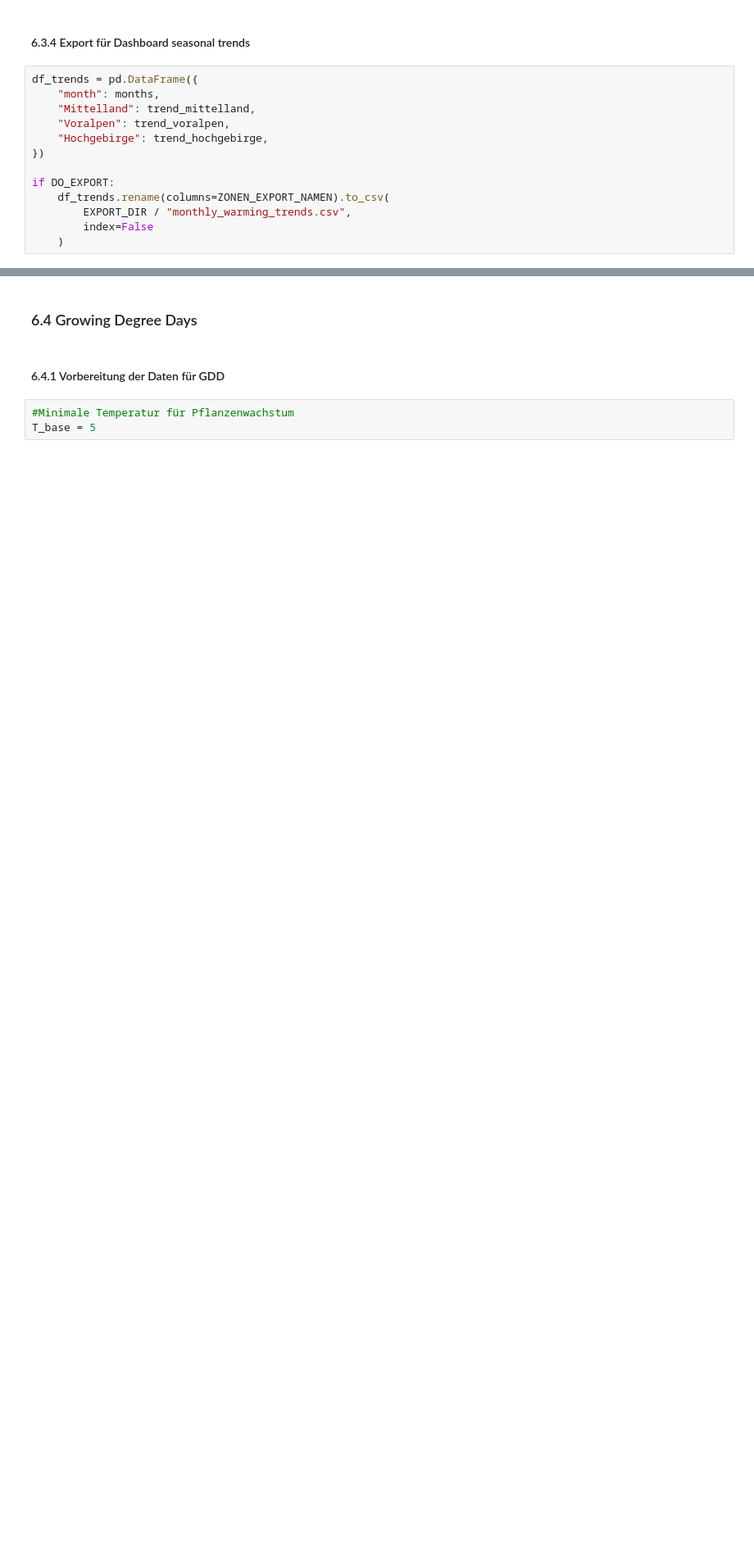
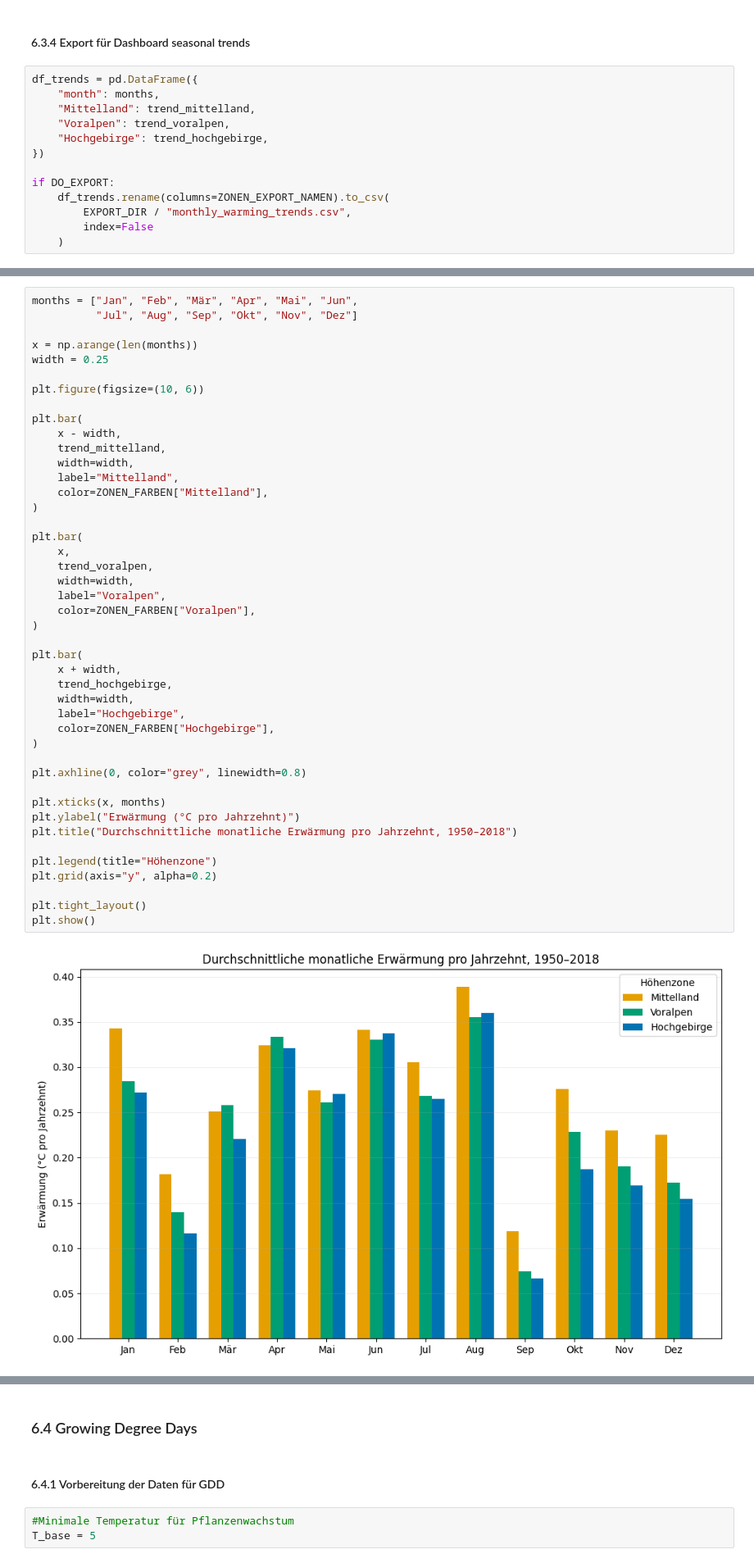
Before and after one commit to DanielaFshr/klimadaten-showcase-origin-sko, a Jupyter notebook: notebooks/02_historical_eobs.ipynb, the cells around one changed output, grey strips where cells are left out. Shown at 82% size. Saved outputs shown, nothing was run; the diff lists cells and outputs as text; blank space fills up the shorter version.

```diff
--- a/notebooks/02_historical_eobs.ipynb
+++ b/notebooks/02_historical_eobs.ipynb
@@ -785,0 +788,46 @@ if DO_EXPORT:
+# %%
+months = ["Jan", "Feb", "Mär", "Apr", "Mai", "Jun",
+          "Jul", "Aug", "Sep", "Okt", "Nov", "Dez"]
+
+x = np.arange(len(months))
+width = 0.25
+
+plt.figure(figsize=(10, 6))
+
+plt.bar(
+    x - width,
+    trend_mittelland,
+    width=width,
+    label="Mittelland",
+    color=ZONEN_FARBEN["Mittelland"],
+)
+
+plt.bar(
+    x,
+    trend_voralpen,
+    width=width,
+    label="Voralpen",
+    color=ZONEN_FARBEN["Voralpen"],
+)
+
+plt.bar(
+    x + width,
+    trend_hochgebirge,
+    width=width,
+    label="Hochgebirge",
+    color=ZONEN_FARBEN["Hochgebirge"],
+)
+
+plt.axhline(0, color="grey", linewidth=0.8)
+
+plt.xticks(x, months)
+plt.ylabel("Erwärmung (°C pro Jahrzehnt)")
+plt.title("Durchschnittliche monatliche Erwärmung pro Jahrzehnt, 1950–2018")
+
+plt.legend(title="Höhenzone")
+plt.grid(axis="y", alpha=0.2)
+
+plt.tight_layout()
+plt.show()
+# %% [output]
+[figure, added]
```
Also changed, not shown: parts of 4 cells of this notebook, 8 other files.
